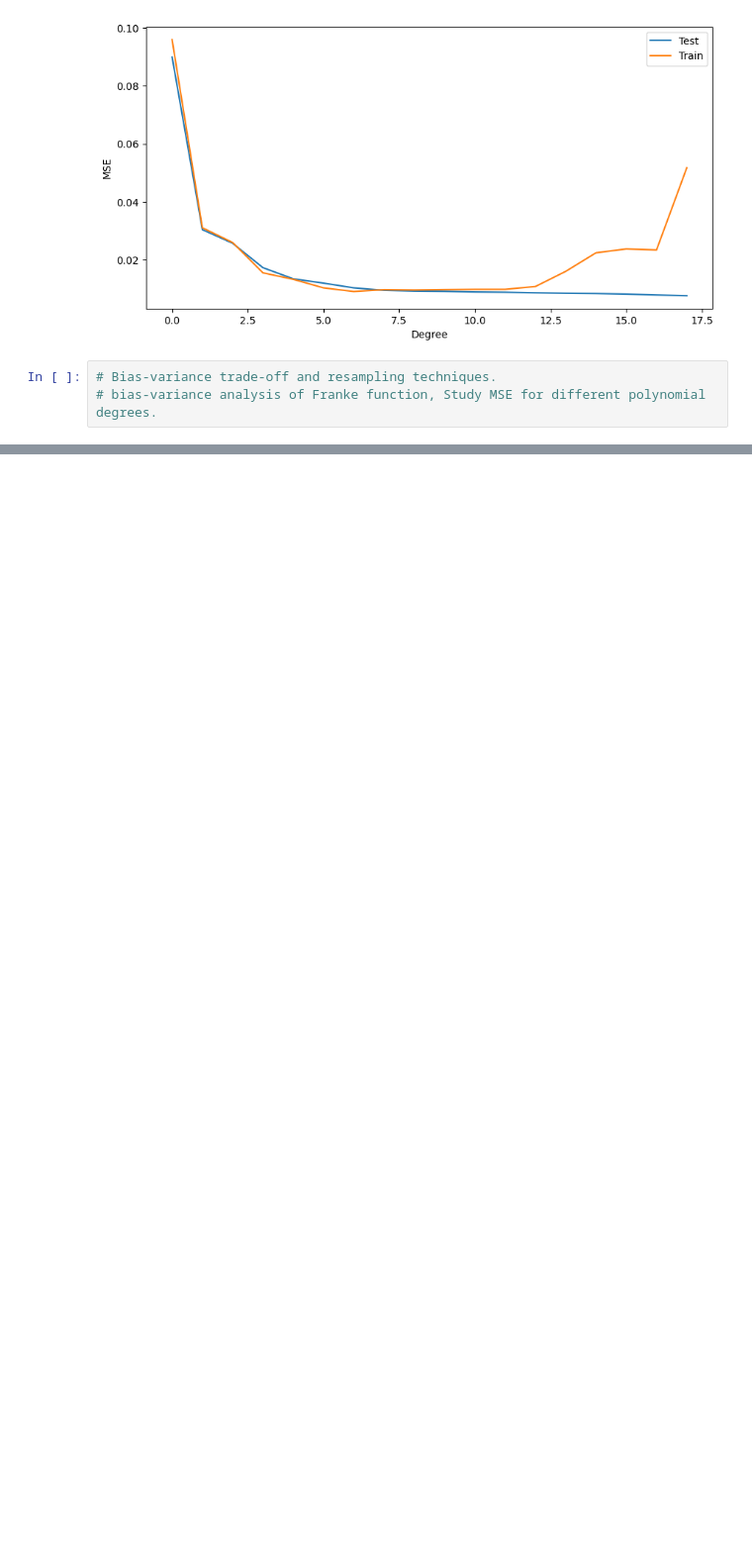
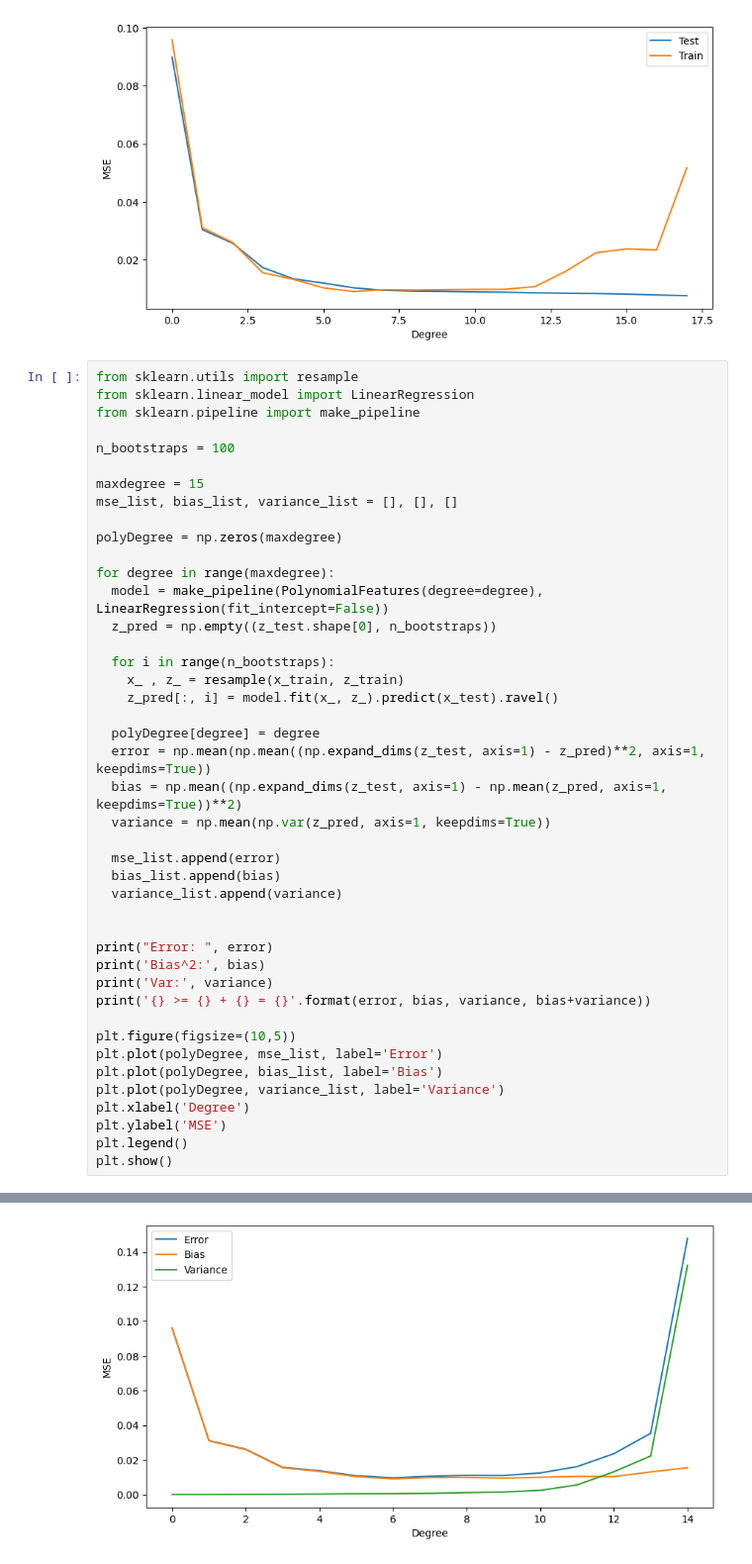
Before and after one commit to martin-og-ingar/FYS-STK4155-Project1, a Jupyter notebook: src/partE.ipynb, the cells around one changed output, grey strips where cells are left out. Shown at 99% size. Cells and saved outputs as stored; diff of their text form; blank space fills up the shorter version.

Commit message:
started on the bias-variance analysis.

```diff
--- a/src/partE.ipynb
+++ b/src/partE.ipynb
@@ -68,6 +71,47 @@ plt.legend()
 plt.show()
 # %% [output]
 [figure]
-# %%
-# Bias-variance trade-off and resampling techniques.
-# bias-variance analysis of Franke function, Study MSE for different polynomial degrees.
+# %%
+from sklearn.utils import resample
+from sklearn.linear_model import LinearRegression
+from sklearn.pipeline import make_pipeline
+
+n_bootstraps = 100
+
+maxdegree = 15
+mse_list, bias_list, variance_list = [], [], []
+
+polyDegree = np.zeros(maxdegree)
+
+for degree in range(maxdegree):
+  model = make_pipeline(PolynomialFeatures(degree=degree), LinearRegression(fit_intercept=False))
+  z_pred = np.empty((z_test.shape[0], n_bootstraps))
+
+  for i in range(n_bootstraps):
+    x_ , z_ = resample(x_train, z_train)
+    z_pred[:, i] = model.fit(x_, z_).predict(x_test).ravel()
+
+  polyDegree[degree] = degree
+  error = np.mean(np.mean((np.expand_dims(z_test, axis=1) - z_pred)**2, axis=1, keepdims=True))
+  bias = np.mean((np.expand_dims(z_test, axis=1) - np.mean(z_pred, axis=1, keepdims=True))**2)
+  variance = np.mean(np.var(z_pred, axis=1, keepdims=True))
+
+  mse_list.append(error)
+  bias_list.append(bias)
+  variance_list.append(variance)
+
+
+print("Error: ", error)
+print('Bias^2:', bias)
+print('Var:', variance)
+print('{} >= {} + {} = {}'.format(error, bias, variance, bias+variance))
+
+plt.figure(figsize=(10,5))
+plt.plot(polyDegree, mse_list, label='Error')
+plt.plot(polyDegree, bias_list, label='Bias')
+plt.plot(polyDegree, variance_list, label='Variance')
+plt.xlabel('Degree')
+plt.ylabel('MSE')
+plt.legend()
+plt.show()
+# %% [output]
@@ -73,0 +122 @@ plt.show()
+[figure, added]
```
Also changed, not shown: parts of 2 cells of this notebook.
